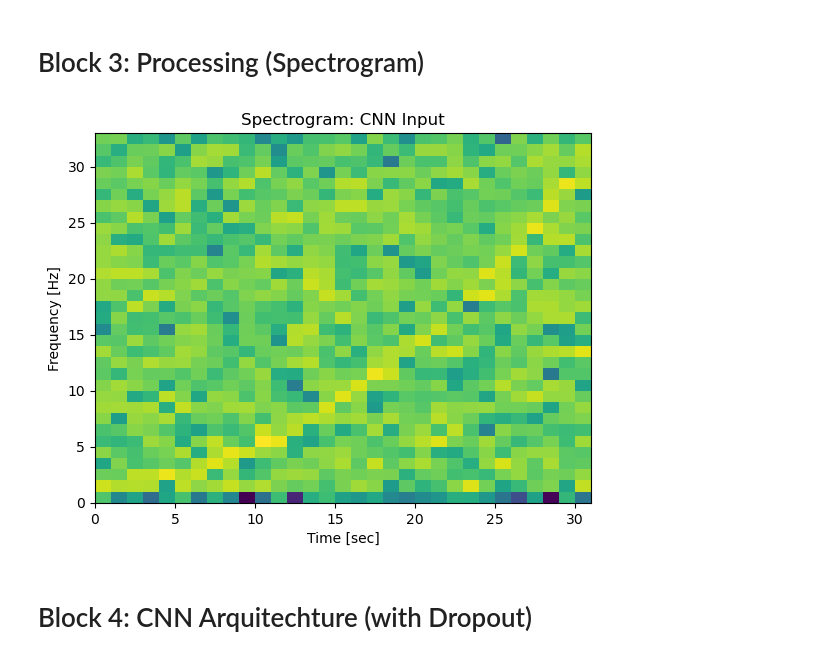
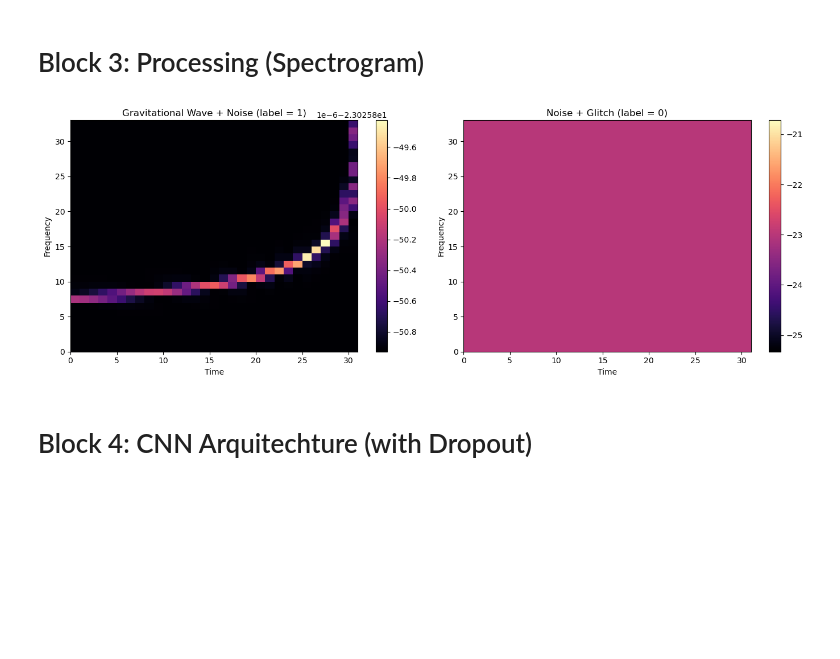
Before and after one commit to Marf27/Neural-networks-for-gravitational-waves, a Jupyter notebook: Gravitational_Waves.ipynb, the cells around one changed output. Saved outputs shown, nothing was run; the diff lists cells and outputs as text; code cells hidden in the pictures; blank space fills up the shorter version.

```diff
--- a/Gravitational_Waves.ipynb
+++ b/Gravitational_Waves.ipynb
@@ -39,20 +161,53 @@ plt.show()
 # %% [markdown]
 # Block 3: Processing (Spectrogram)
-# %%
-def get_spectrogram(data):
-    # nperseg=64 increases temporal resolution
-    f, t, Sxx = signal.spectrogram(data, fs=1024, nperseg=64, noverlap=32)
-    return np.log(Sxx + 1e-10)
-
-# Example of what the CNN "sees"
-sample_spec = get_spectrogram(generate_signal(snr_level=20))
-plt.pcolormesh(sample_spec)
-plt.ylabel('Frequency [Hz]')
-plt.xlabel('Time [sec]')
-plt.title("Spectrogram: CNN Input")
-plt.show()
-# %% [output]
-[figure, removed]
+# %%
+def get_spectrogram(data):
+    # Spectrogram (CNN input)
+    f, t, Sxx = signal.spectrogram(data, fs=1024, nperseg=64, noverlap=32)
+    return np.log(Sxx + 1e-10)
+
+
+# -----------------------------
+# Example: What the CNN "sees"
+# -----------------------------
+
+# 1. Gravitational wave signal (label = 1)
+gw_signal = generate_gw_signal()
+gw_spec = get_spectrogram(gw_signal)
+
+# 2. Non-gravitational-wave signal (label = 0)
+noise = generate_realistic_noise()
+
+# add glitch sometimes (to make it realistic)
+if np.random.rand() < 0.5:
+    noise = noise + generate_glitch()
+
+noise_spec = get_spectrogram(noise)
+
+
+# -----------------------------
+# Plot side by side
+# -----------------------------
+fig, axes = plt.subplots(1, 2, figsize=(14, 5))
+
+# GW
+im0 = axes[0].pcolormesh(gw_spec, shading='auto', cmap='magma')
+axes[0].set_title("Gravitational Wave + Noise (label = 1)")
+axes[0].set_xlabel("Time")
+axes[0].set_ylabel("Frequency")
+plt.colorbar(im0, ax=axes[0])
+
+# Noise / glitch
+im1 = axes[1].pcolormesh(noise_spec, shading='auto', cmap='magma')
+axes[1].set_title("Noise + Glitch (label = 0)")
+axes[1].set_xlabel("Time")
+axes[1].set_ylabel("Frequency")
+plt.colorbar(im1, ax=axes[1])
+
+plt.tight_layout()
+plt.show()
+# %% [output]
+[figure, added]
 # %% [markdown]
 # Block 4: CNN Arquitechture (with Dropout)
 # %%
```
Also changed, not shown: parts of 12 cells of this notebook.
